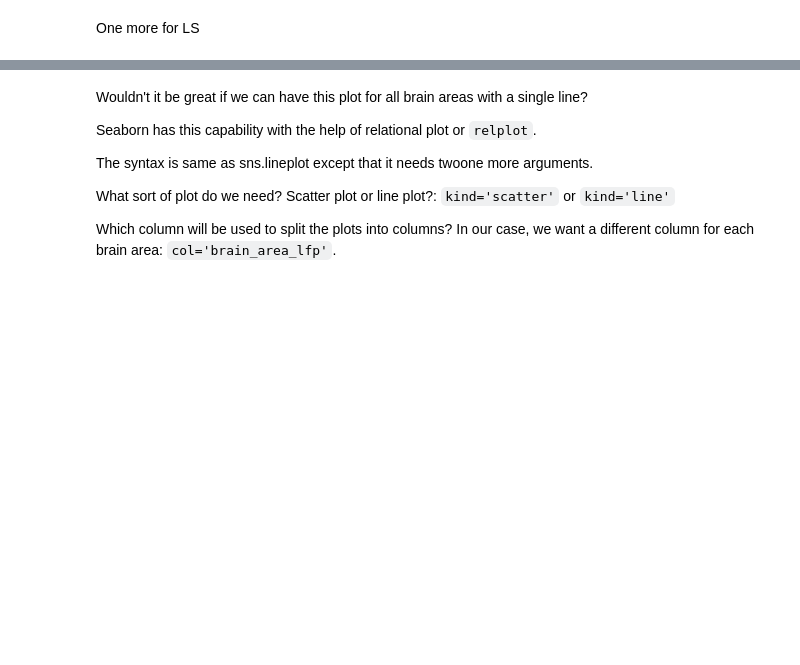
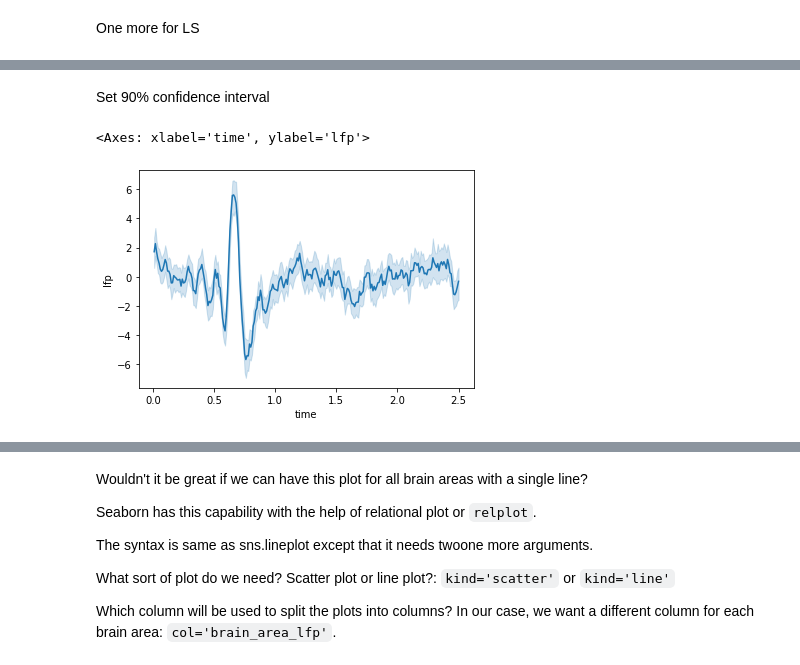
Before and after one commit to ibehave-ibots/iBOTS-Tools, a Jupyter notebook: workshops/python-workshop-1/exercises/sangee/solutions/ERP Analysis with Pandas and Seaborn.ipynb, the cells around one changed output, grey strips where cells are left out. Drawn from its saved outputs; the diff is of its cells as text; code cells hidden in the pictures; blank space fills up the shorter version.

```diff
--- a/workshops/python-workshop-1/exercises/sangee/solutions/ERP Analysis with Pandas and Seaborn.ipynb
+++ b/workshops/python-workshop-1/exercises/sangee/solutions/ERP Analysis with Pandas and Seaborn.ipynb
@@ -357,0 +376,8 @@ sns.lineplot(data=ls, x='time', y='lfp', errorbar='ci', n_boot=100)
+# %% [markdown]
+Set 90% confidence interval
+# %%
+ls = lfp[lfp['brain_area_lfp'] == 'LS']
+sns.lineplot(data=ls, x='time', y='lfp', errorbar=('ci', 90), n_boot=100)
+# %% [output]
+<Axes: xlabel='time', ylabel='lfp'>
+[figure, added]
```
Also changed, not shown: parts of 32 cells of this notebook.
